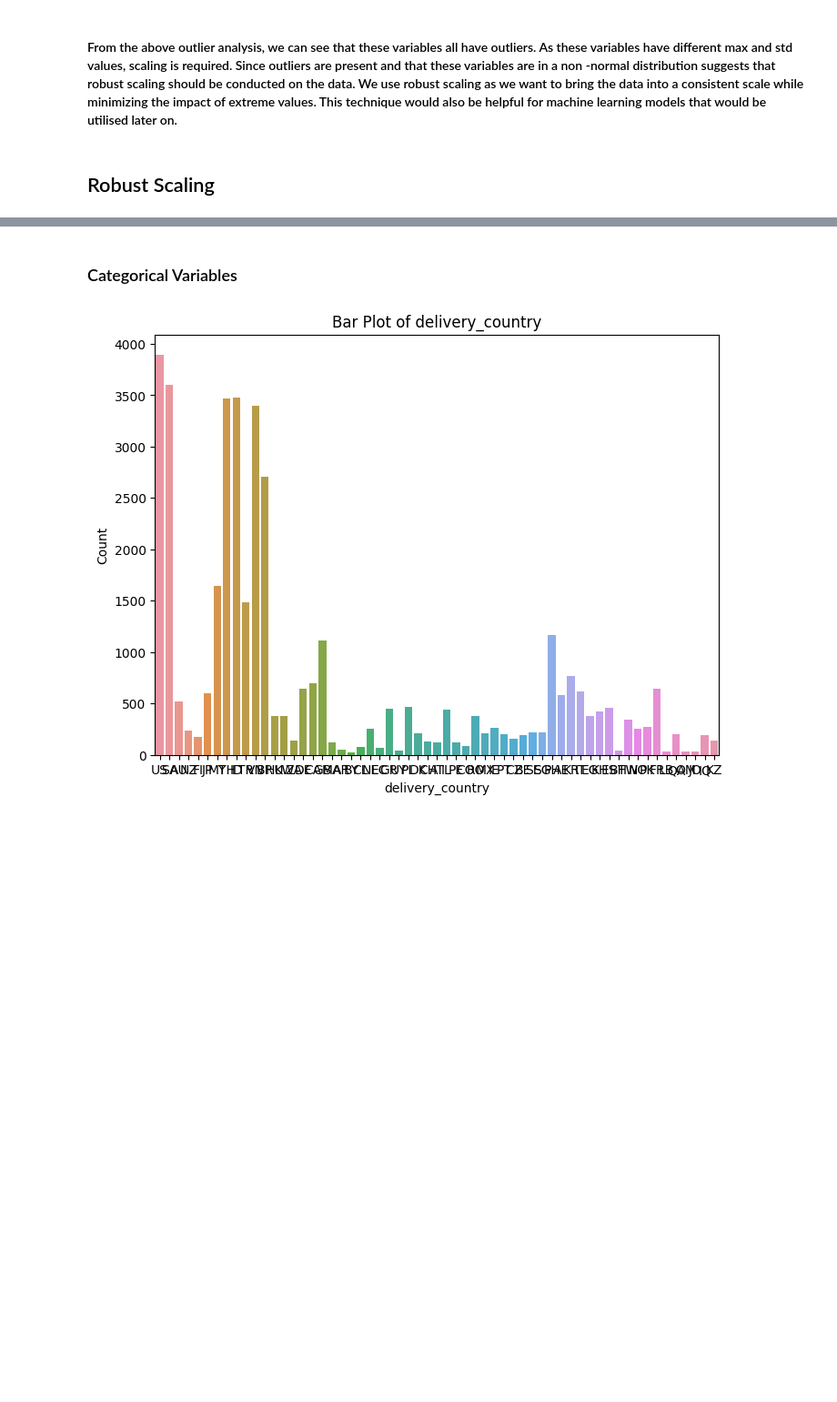
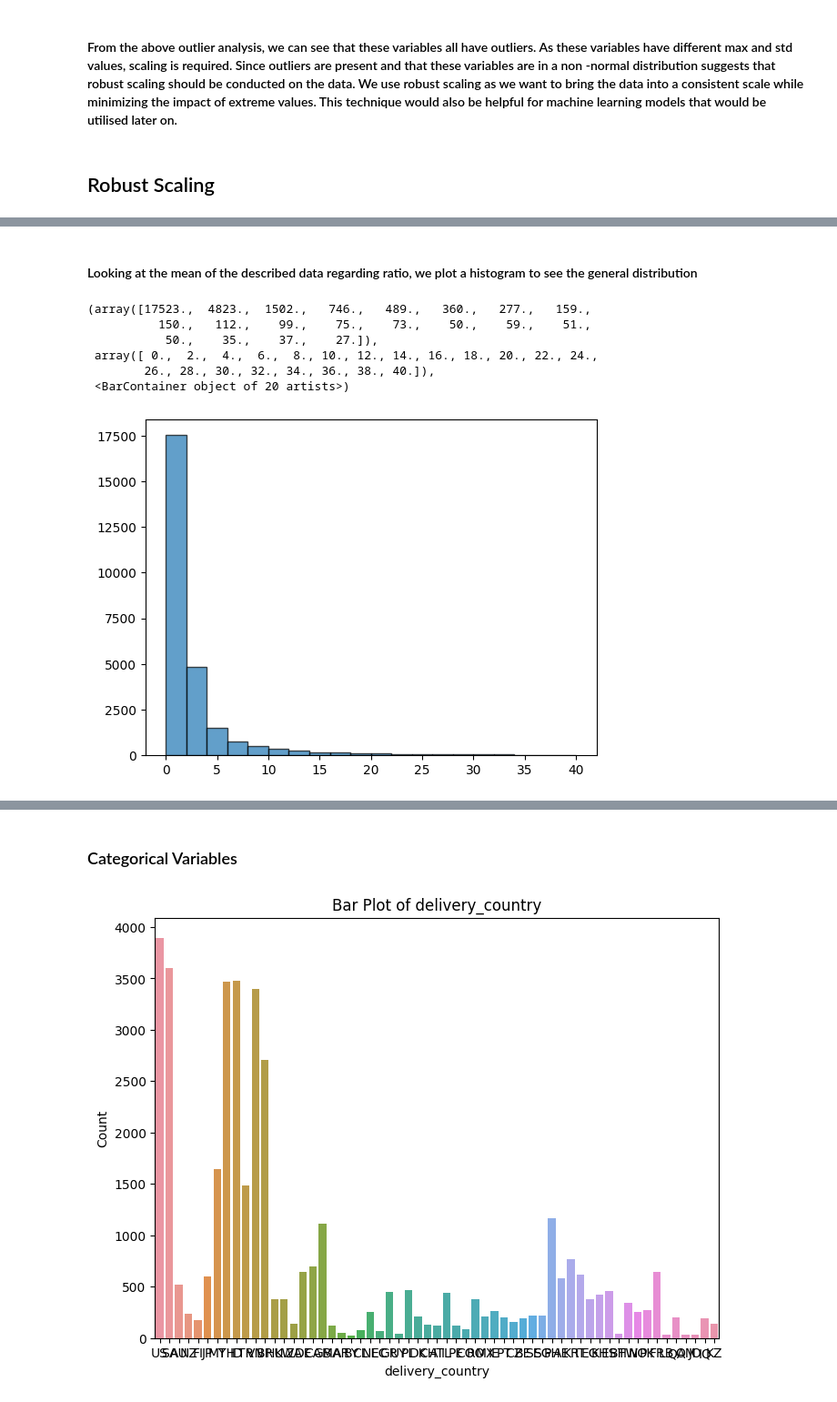
Before and after one commit to Lu-Yi-Fan/Tiktok-hackerthon, a Jupyter notebook: main.ipynb, the cells around one changed output, grey strips where cells are left out. Shown: that part at 91% size. Saved outputs shown, nothing was run; the diff lists cells and outputs as text; code cells hidden in the pictures; blank space fills up the shorter version.

```diff
--- a/main.ipynb
+++ b/main.ipynb
@@ -342,0 +526,5 @@ plt.show()
+# %%
+# remove outlier
+ads_dim_ratio = ads_dim3[ads_dim3["Avg_to_rev_ratio"] <= 500000]
+ads_dim_ratio["Avg_to_rev_ratio"].value_counts()
+ads_dim_ratio["Avg_to_rev_ratio"].describe()
@@ -342,0 +541,12 @@ plt.show()
+# %% [markdown]
+#### Looking at the mean of the described data regarding ratio, we plot a histogram to see the general distribution
+# %%
+plt.hist(ads_dim_ratio["Avg_to_rev_ratio"], bins=20, edgecolor='black', alpha=0.7, range=(0,40))
+# %% [output]
+(array([17523.,  4823.,  1502.,   746.,   489.,   360.,   277.,   159.,
+          150.,   112.,    99.,    75.,    73.,    50.,    59.,    51.,
+           50.,    35.,    37.,    27.]),
+ array([ 0.,  2.,  4.,  6.,  8., 10., 12., 14., 16., 18., 20., 22., 24.,
+        26., 28., 30., 32., 34., 36., 38., 40.]),
+ <BarContainer object of 20 artists>)
+[figure, added]
```
Also changed, not shown: parts of 25 cells of this notebook.
